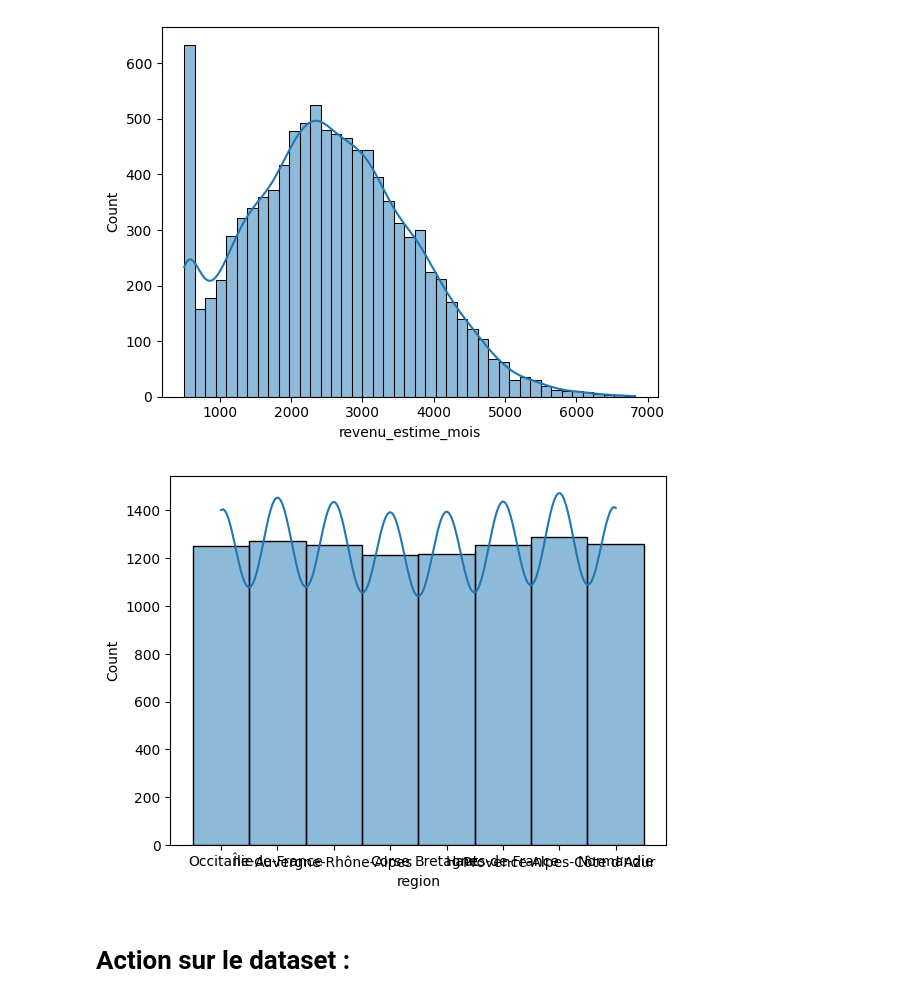
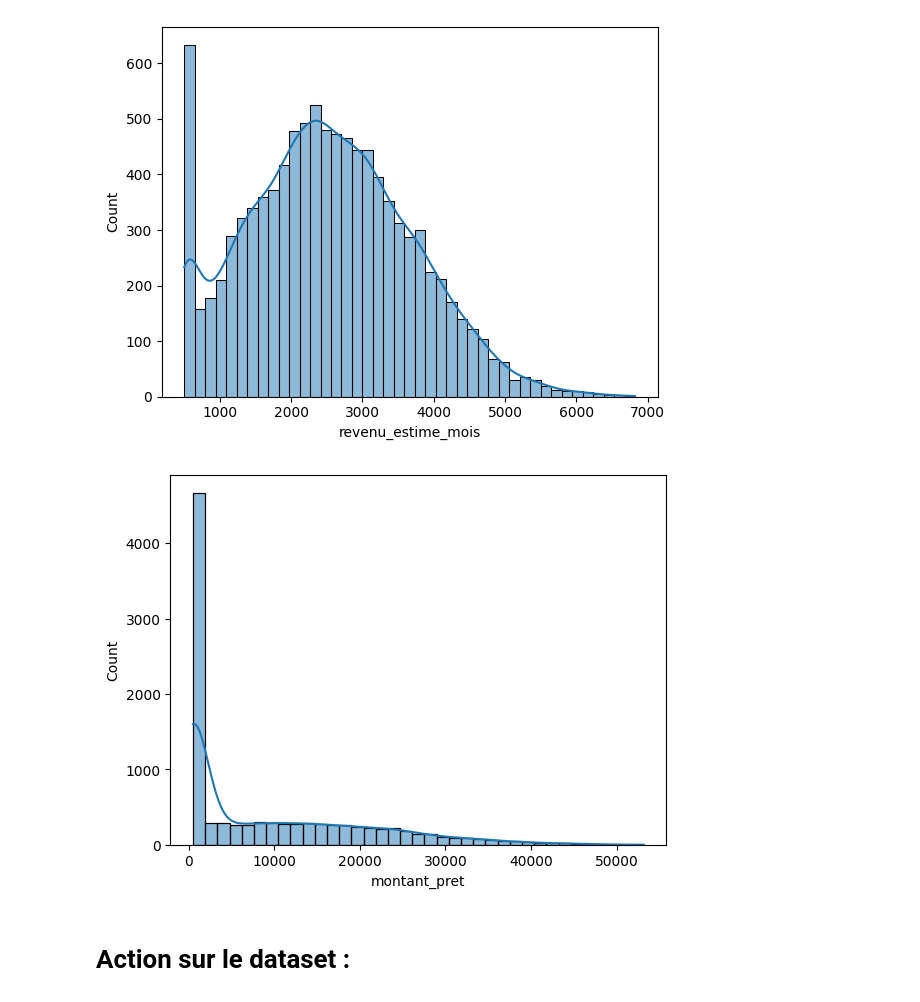
Before and after one commit to gcortier/mod2_brief0_study, a Jupyter notebook: ethique_note_0.ipynb, the cells around one changed output. Cells and saved outputs as stored; diff of their text form; code cells hidden in the pictures.

```diff
--- a/ethique_note_0.ipynb
+++ b/ethique_note_0.ipynb
@@ -62,10 +62,10 @@ plt.show()
 [figure]
 # %%
 # Visualisation de la distribution des régions
-sns.histplot(collisions['region'], kde=True)
+sns.histplot(collisions['montant_pret'], kde=True)
 plt.show()
 # %% [output]
-[figure, old version]
+[figure, new version]
 # %% [markdown]
 # Action sur le dataset :
 # %% [markdown]
```
Also changed, not shown: parts of 2 cells of this notebook, 1 other file.
